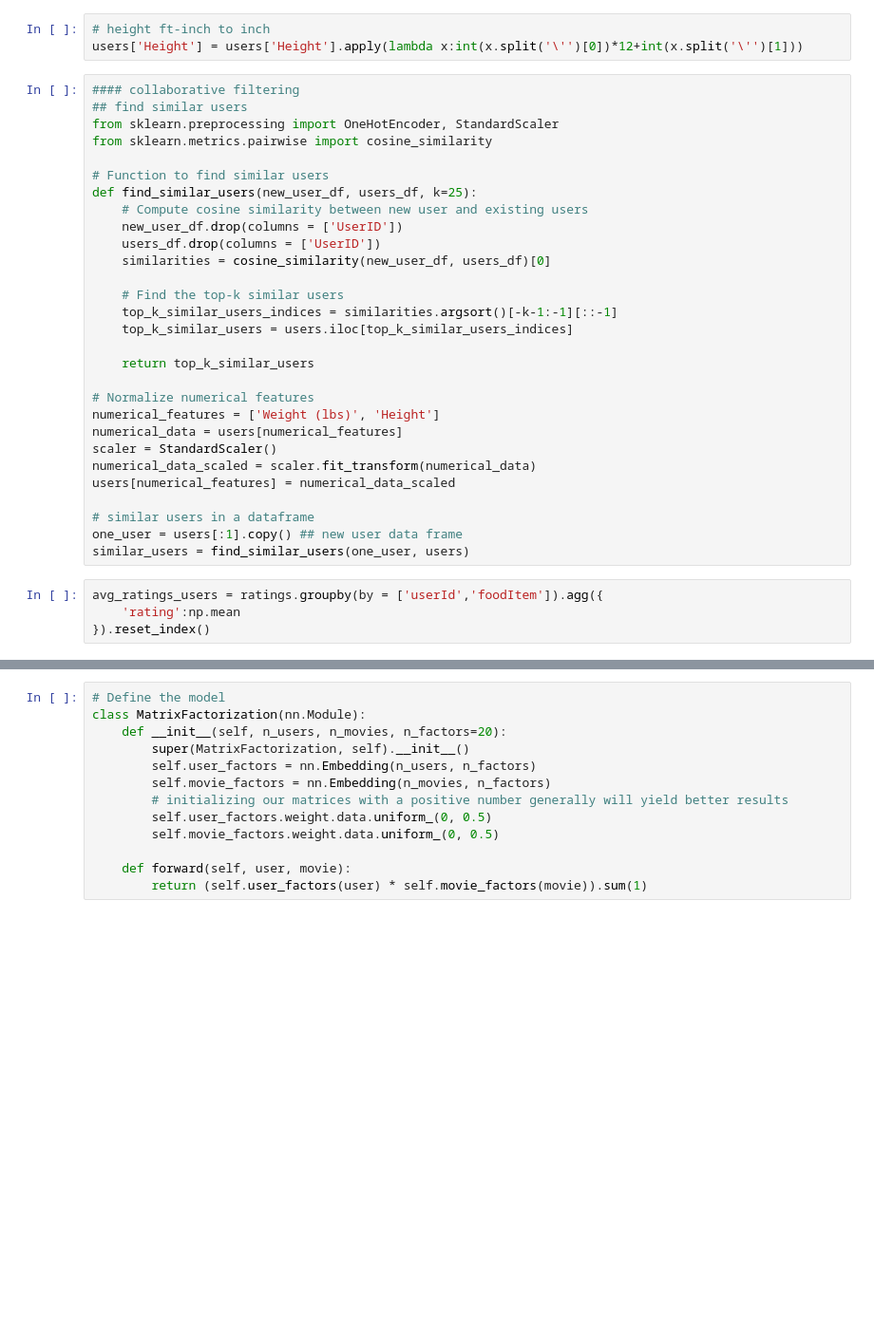
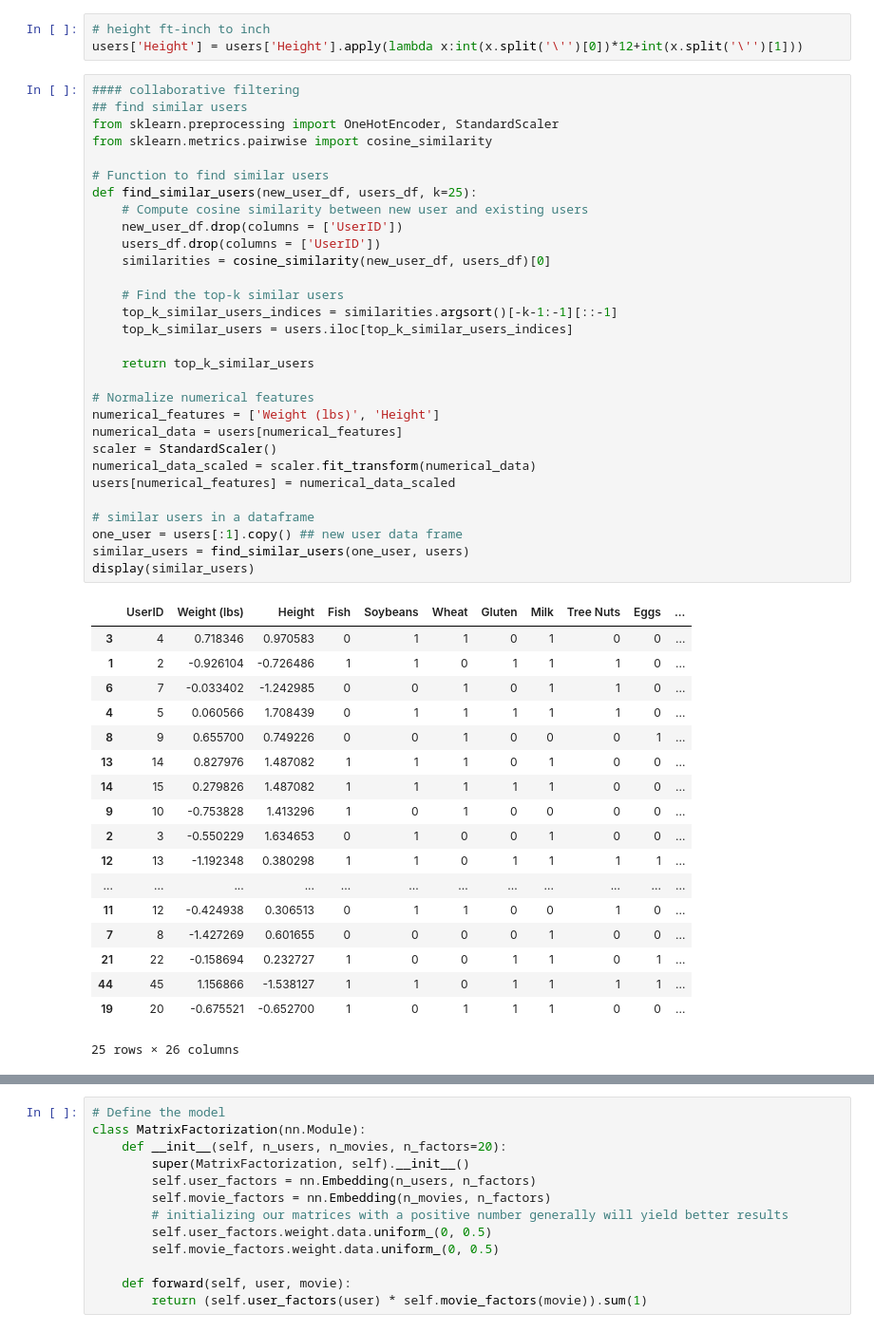
Before and after one commit to noahramdial57/HuskyFit-ML-Food-Recommendation, a Jupyter notebook: food_rec_with_collaborative_filtering.ipynb, the cells around one changed output, grey strips where cells are left out. Shown: that part at 95% size. Cells and saved outputs as stored; diff of their text form; blank space fills up the shorter version.

```diff
--- a/food_rec_with_collaborative_filtering.ipynb
+++ b/food_rec_with_collaborative_filtering.ipynb
@@ -17,34 +17,50 @@ users['Height'] = users['Height'].apply(lambda x:int(x.split('\'')[0])*12+int(x.
 # %%
 #### collaborative filtering
 ## find similar users
 from sklearn.preprocessing import OneHotEncoder, StandardScaler
 from sklearn.metrics.pairwise import cosine_similarity
 
 # Function to find similar users
 def find_similar_users(new_user_df, users_df, k=25):
     # Compute cosine similarity between new user and existing users
     new_user_df.drop(columns = ['UserID'])
     users_df.drop(columns = ['UserID'])
     similarities = cosine_similarity(new_user_df, users_df)[0]
 
     # Find the top-k similar users
     top_k_similar_users_indices = similarities.argsort()[-k-1:-1][::-1]
     top_k_similar_users = users.iloc[top_k_similar_users_indices]
 
     return top_k_similar_users
 
 # Normalize numerical features
 numerical_features = ['Weight (lbs)', 'Height']
 numerical_data = users[numerical_features]
 scaler = StandardScaler()
 numerical_data_scaled = scaler.fit_transform(numerical_data)
 users[numerical_features] = numerical_data_scaled
 
 # similar users in a dataframe
 one_user = users[:1].copy() ## new user data frame
 similar_users = find_similar_users(one_user, users)
+display(similar_users)
+# %% [output]
+|  | UserID | Weight (lbs) | Height | Fish | Soybeans | Wheat | Gluten | Milk | Tree Nuts | Eggs | ... |
+| 3 | 4 | 0.718346 | 0.970583 | 0 | 1 | 1 | 0 | 1 | 0 | 0 | ... |
+| 1 | 2 | -0.926104 | -0.726486 | 1 | 1 | 0 | 1 | 1 | 1 | 0 | ... |
+| 6 | 7 | -0.033402 | -1.242985 | 0 | 0 | 1 | 0 | 1 | 1 | 0 | ... |
+| 4 | 5 | 0.060566 | 1.708439 | 0 | 1 | 1 | 1 | 1 | 1 | 0 | ... |
+| 8 | 9 | 0.655700 | 0.749226 | 0 | 0 | 1 | 0 | 0 | 0 | 1 | ... |
+| 13 | 14 | 0.827976 | 1.487082 | 1 | 1 | 1 | 0 | 1 | 0 | 0 | ... |
+| 14 | 15 | 0.279826 | 1.487082 | 1 | 1 | 1 | 1 | 1 | 0 | 0 | ... |
+| 9 | 10 | -0.753828 | 1.413296 | 1 | 0 | 1 | 0 | 0 | 0 | 0 | ... |
+| 2 | 3 | -0.550229 | 1.634653 | 0 | 1 | 0 | 0 | 1 | 0 | 0 | ... |
+| 12 | 13 | -1.192348 | 0.380298 | 1 | 1 | 0 | 1 | 1 | 1 | 1 | ... |
+| ... | ... | ... | ... | ... | ... | ... | ... | ... | ... | ... | ... |
+| 11 | 12 | -0.424938 | 0.306513 | 0 | 1 | 1 | 0 | 0 | 1 | 0 | ... |
+| 7 | 8 | -1.427269 | 0.601655 | 0 | 0 | 0 | 0 | 1 | 0 | 0 | ... |
+| 21 | 22 | -0.158694 | 0.232727 | 1 | 0 | 0 | 1 | 1 | 0 | 1 | ... |
+| 44 | 45 | 1.156866 | -1.538127 | 1 | 1 | 0 | 1 | 1 | 1 | 1 | ... |
+| 19 | 20 | -0.675521 | -0.652700 | 1 | 0 | 1 | 1 | 1 | 0 | 0 | ... |
+25 rows × 26 columns
-# %%
-avg_ratings_users = ratings.groupby(by = ['userId','foodItem']).agg({
-    'rating':np.mean
-}).reset_index()
 # %%
```
Also changed, not shown: parts of 7 cells of this notebook, 2 other files.
